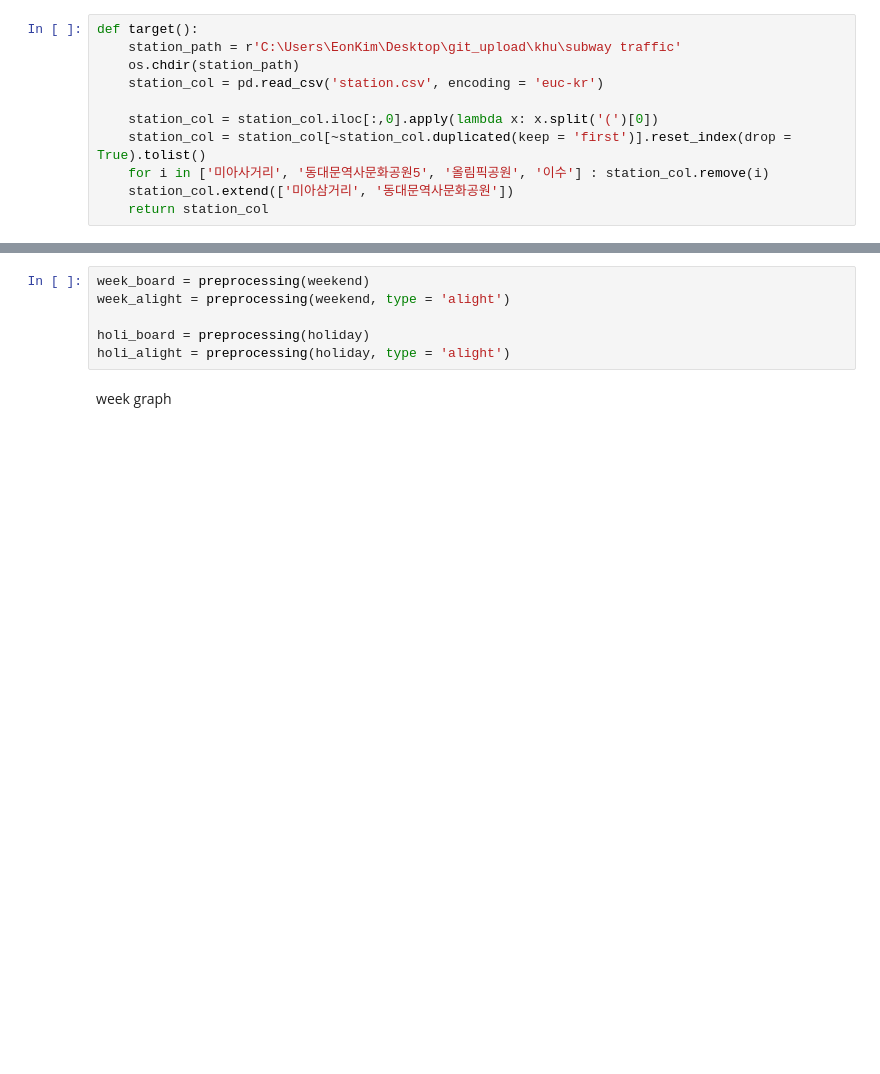
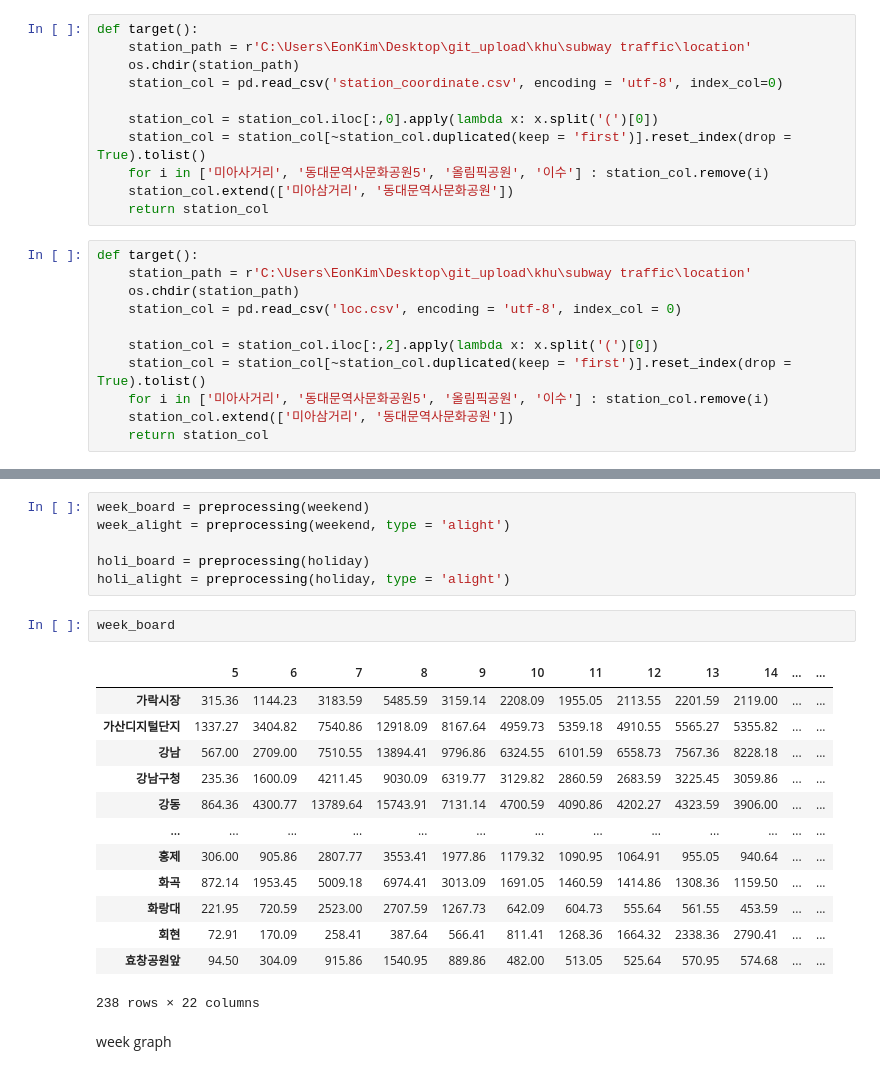
Before and after one commit to naelkim/study, a Jupyter notebook: Packages/visualization/folium/eda.ipynb, the cells around one changed output, grey strips where cells are left out. Cells and saved outputs as stored; diff of their text form; blank space fills up the shorter version.

```diff
--- a/Packages/visualization/folium/eda.ipynb
+++ b/Packages/visualization/folium/eda.ipynb
@@ -37,12 +37,23 @@ def load_data(path):
 weekend, holiday = load_data(path)
 # %%
 def target():
-    station_path = r'C:\Users\EonKim\Desktop\git_upload\khu\subway traffic'
+    station_path = r'C:\Users\EonKim\Desktop\git_upload\khu\subway traffic\location'
     os.chdir(station_path)
-    station_col = pd.read_csv('station.csv', encoding = 'euc-kr')
+    station_col = pd.read_csv('station_coordinate.csv', encoding = 'utf-8', index_col=0)
 
     station_col = station_col.iloc[:,0].apply(lambda x: x.split('(')[0])
     station_col = station_col[~station_col.duplicated(keep = 'first')].reset_index(drop = True).tolist()
     for i in ['미아사거리', '동대문역사문화공원5', '올림픽공원', '이수'] : station_col.remove(i)
     station_col.extend(['미아삼거리', '동대문역사문화공원'])
     return station_col
+# %%
+def target():
+    station_path = r'C:\Users\EonKim\Desktop\git_upload\khu\subway traffic\location'
+    os.chdir(station_path)
+    station_col = pd.read_csv('loc.csv', encoding = 'utf-8', index_col = 0)
+
+    station_col = station_col.iloc[:,2].apply(lambda x: x.split('(')[0])
+    station_col = station_col[~station_col.duplicated(keep = 'first')].reset_index(drop = True).tolist()
+    for i in ['미아사거리', '동대문역사문화공원5', '올림픽공원', '이수'] : station_col.remove(i)
+    station_col.extend(['미아삼거리', '동대문역사문화공원'])
+    return station_col
@@ -89,6 +120,22 @@ week_alight = preprocessing(weekend, type = 'alight')
 
 holi_board = preprocessing(holiday)
 holi_alight = preprocessing(holiday, type = 'alight')
+# %%
+week_board
+# %% [output]
+|  | 5 | 6 | 7 | 8 | 9 | 10 | 11 | 12 | 13 | 14 | ... | ... |
+| 가락시장 | 315.36 | 1144.23 | 3183.59 | 5485.59 | 3159.14 | 2208.09 | 1955.05 | 2113.55 | 2201.59 | 2119.00 | ... | ... |
+| 가산디지털단지 | 1337.27 | 3404.82 | 7540.86 | 12918.09 | 8167.64 | 4959.73 | 5359.18 | 4910.55 | 5565.27 | 5355.82 | ... | ... |
+| 강남 | 567.00 | 2709.00 | 7510.55 | 13894.41 | 9796.86 | 6324.55 | 6101.59 | 6558.73 | 7567.36 | 8228.18 | ... | ... |
+| 강남구청 | 235.36 | 1600.09 | 4211.45 | 9030.09 | 6319.77 | 3129.82 | 2860.59 | 2683.59 | 3225.45 | 3059.86 | ... | ... |
+| 강동 | 864.36 | 4300.77 | 13789.64 | 15743.91 | 7131.14 | 4700.59 | 4090.86 | 4202.27 | 4323.59 | 3906.00 | ... | ... |
+| ... | ... | ... | ... | ... | ... | ... | ... | ... | ... | ... | ... | ... |
+| 홍제 | 306.00 | 905.86 | 2807.77 | 3553.41 | 1977.86 | 1179.32 | 1090.95 | 1064.91 | 955.05 | 940.64 | ... | ... |
+| 화곡 | 872.14 | 1953.45 | 5009.18 | 6974.41 | 3013.09 | 1691.05 | 1460.59 | 1414.86 | 1308.36 | 1159.50 | ... | ... |
+| 화랑대 | 221.95 | 720.59 | 2523.00 | 2707.59 | 1267.73 | 642.09 | 604.73 | 555.64 | 561.55 | 453.59 | ... | ... |
+| 회현 | 72.91 | 170.09 | 258.41 | 387.64 | 566.41 | 811.41 | 1268.36 | 1664.32 | 2338.36 | 2790.41 | ... | ... |
+| 효창공원앞 | 94.50 | 304.09 | 915.86 | 1540.95 | 889.86 | 482.00 | 513.05 | 525.64 | 570.95 | 574.68 | ... | ... |
+238 rows × 22 columns
 # %% [markdown]
 week graph
 # %%
```
Also changed, not shown: parts of 11 cells of this notebook.
